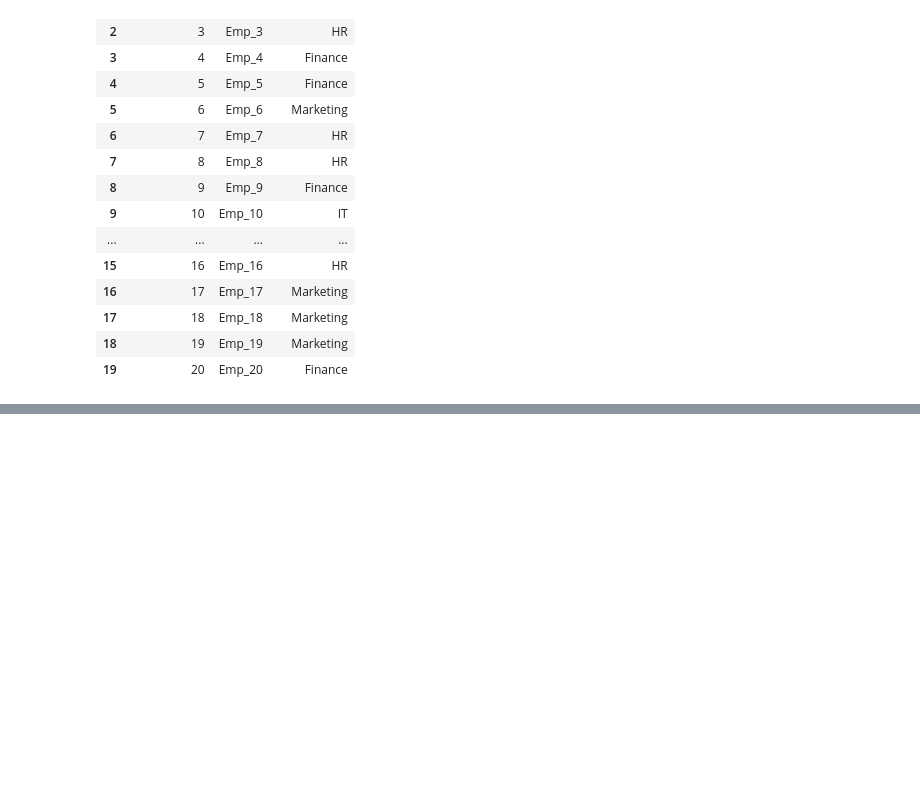
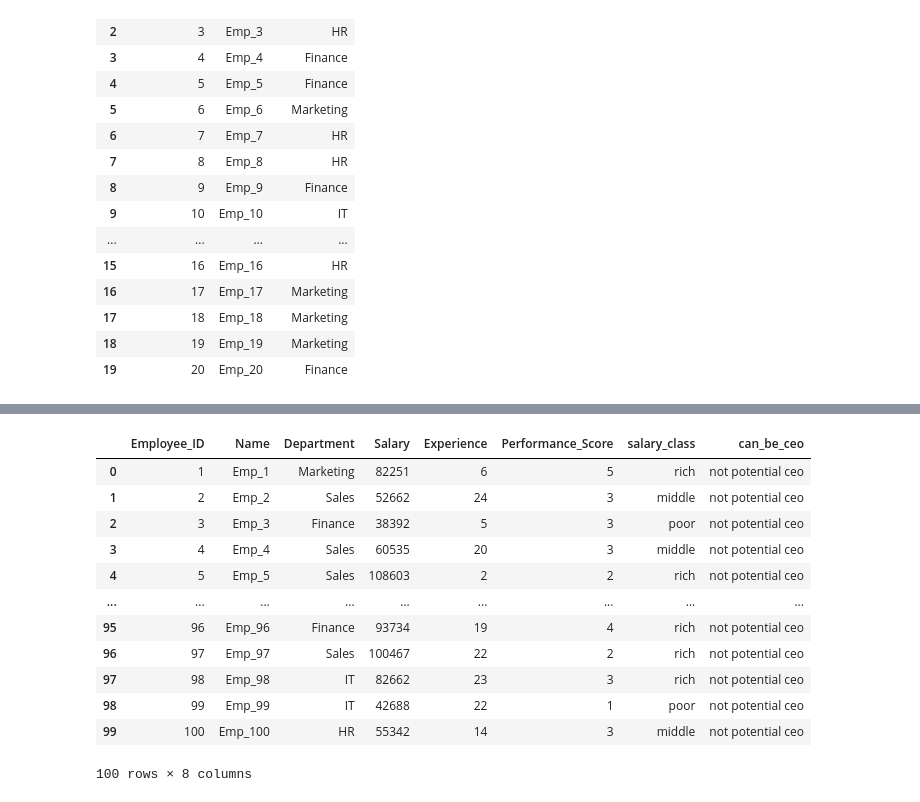
Before and after one commit to Furkan-KLC/PythonForDataScience, a Jupyter notebook: PandasNotları.ipynb, the cells around one changed output, grey strips where cells are left out. Cells and saved outputs as stored; diff of their text form; code cells hidden in the pictures; blank space fills up the shorter version.

```diff
--- a/PandasNotları.ipynb
+++ b/PandasNotları.ipynb
@@ -402,0 +562,23 @@ concat_df
+# %%
+def potential_ceo(row):
+    if (row["Experience"] >15  and row["Performance_Score"]>4):    #ceo secimi icin kriter
+        return "potential ceo"
+    else:
+        return"not potential ceo"
+
+example_data["can_be_ceo"]=example_data.apply(potential_ceo,axis=1)
+example_data
+# %% [output]
+|  | Employee_ID | Name | Department | Salary | Experience | Performance_Score | salary_class | can_be_ceo |
+| 0 | 1 | Emp_1 | Marketing | 82251 | 6 | 5 | rich | not potential ceo |
+| 1 | 2 | Emp_2 | Sales | 52662 | 24 | 3 | middle | not potential ceo |
+| 2 | 3 | Emp_3 | Finance | 38392 | 5 | 3 | poor | not potential ceo |
+| 3 | 4 | Emp_4 | Sales | 60535 | 20 | 3 | middle | not potential ceo |
+| 4 | 5 | Emp_5 | Sales | 108603 | 2 | 2 | rich | not potential ceo |
+| ... | ... | ... | ... | ... | ... | ... | ... | ... |
+| 95 | 96 | Emp_96 | Finance | 93734 | 19 | 4 | rich | not potential ceo |
+| 96 | 97 | Emp_97 | Sales | 100467 | 22 | 2 | rich | not potential ceo |
+| 97 | 98 | Emp_98 | IT | 82662 | 23 | 3 | rich | not potential ceo |
+| 98 | 99 | Emp_99 | IT | 42688 | 22 | 1 | poor | not potential ceo |
+| 99 | 100 | Emp_100 | HR | 55342 | 14 | 3 | middle | not potential ceo |
+100 rows × 8 columns
```
Also changed, not shown: parts of 35 cells of this notebook, 2 other files.
